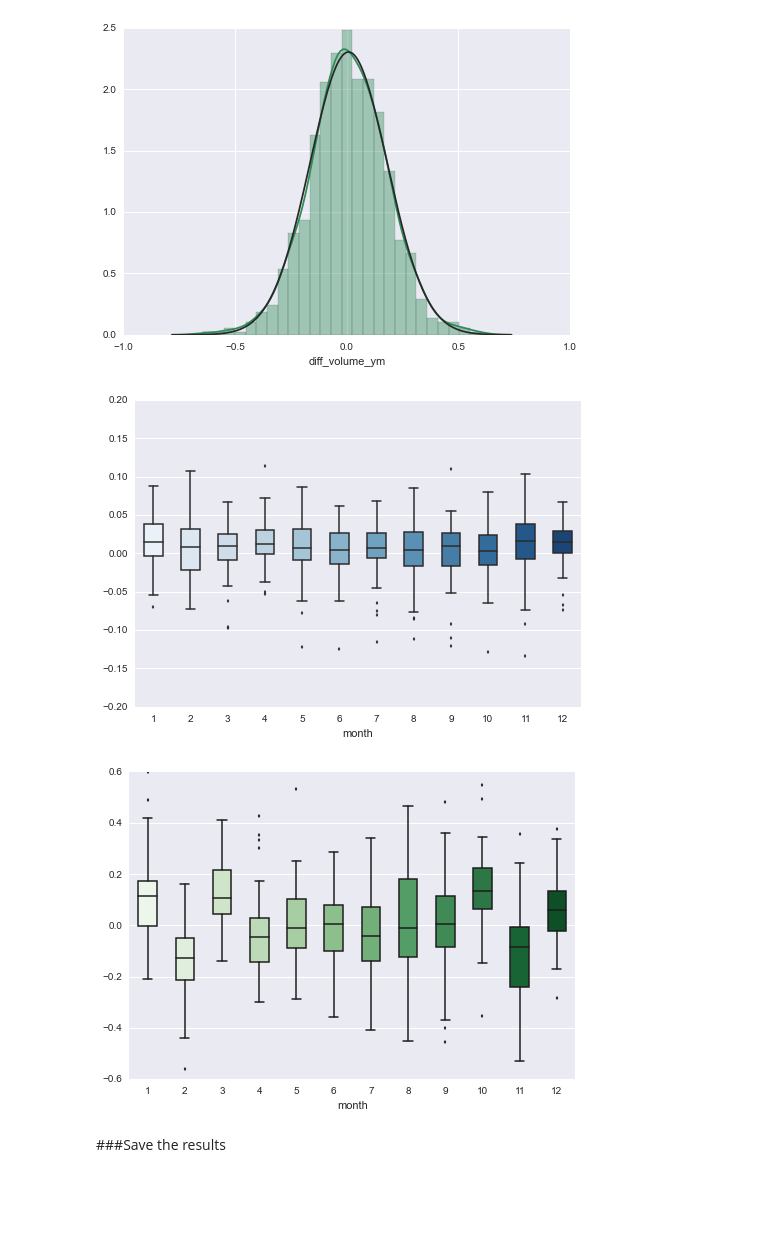
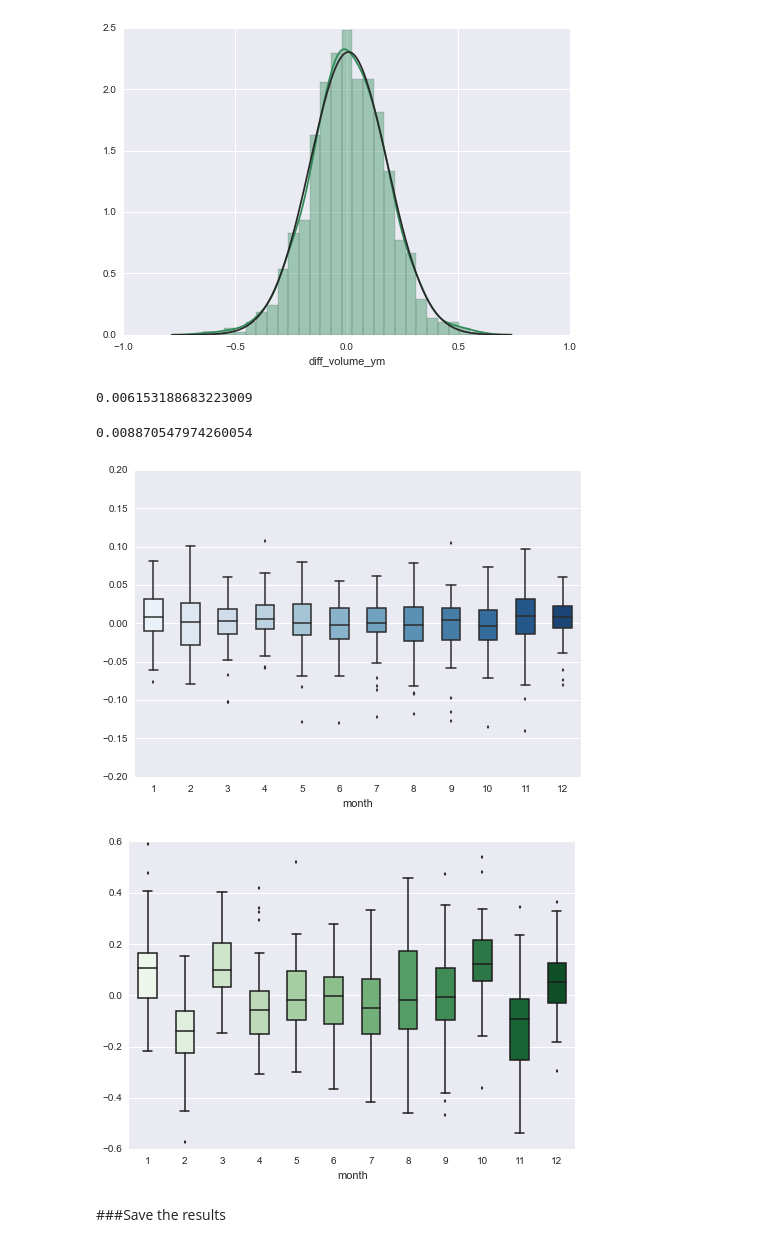
Before and after one commit to avahram/time_series_examples, a Jupyter notebook: guest_2015/ts_presentation_1.ipynb, the cells around one changed output. Cells and saved outputs as stored; diff of their text form; code cells hidden in the pictures; blank space fills up the shorter version.

Commit message:
Tweaking graphs

```diff
--- a/guest_2015/ts_presentation_1.ipynb
+++ b/guest_2015/ts_presentation_1.ipynb
@@ -674,16 +674,26 @@ _ = xlim(-1.0, 1.0)
 [figure]
 # %%
 # Any other recognizable patterns at monthly level?
+# %%
+d_year_month_diff.diff_price_ym.mean()
+# %% [output]
+0.006153188683223009
+# %%
+d_year_month_diff.diff_volume_ym.mean()
+# %% [output]
+0.008870547974260054
 # %%
-sns.boxplot(d_year_month_diff.diff_price_ym.unstack(1), color="Blues", widths=.5)
+s_diff_price_adj = d_year_month_diff.diff_price_ym - d_year_month_diff.diff_price_ym.mean()
+sns.boxplot(s_diff_price_adj.unstack(1), color="Blues", widths=.5)
 _ = ylim(-0.2, 0.2)
 # %% [output]
-[figure, old version]
+[figure, new version]
 # %%
-sns.boxplot(d_year_month_diff.diff_volume_ym.unstack(1), color="Greens", widths=.5)
+s_diff_volume_adj = d_year_month_diff.diff_volume_ym - d_year_month_diff.diff_volume_ym.mean()
+sns.boxplot(s_diff_volume_adj.unstack(1), color="Greens", widths=.5)
 _ = ylim(-0.6, 0.6)
 # %% [output]
-[figure, old version]
+[figure, new version]
 # %% [markdown]
 ###Save the results
 # %%
```
Also changed, not shown: 1 other file.
